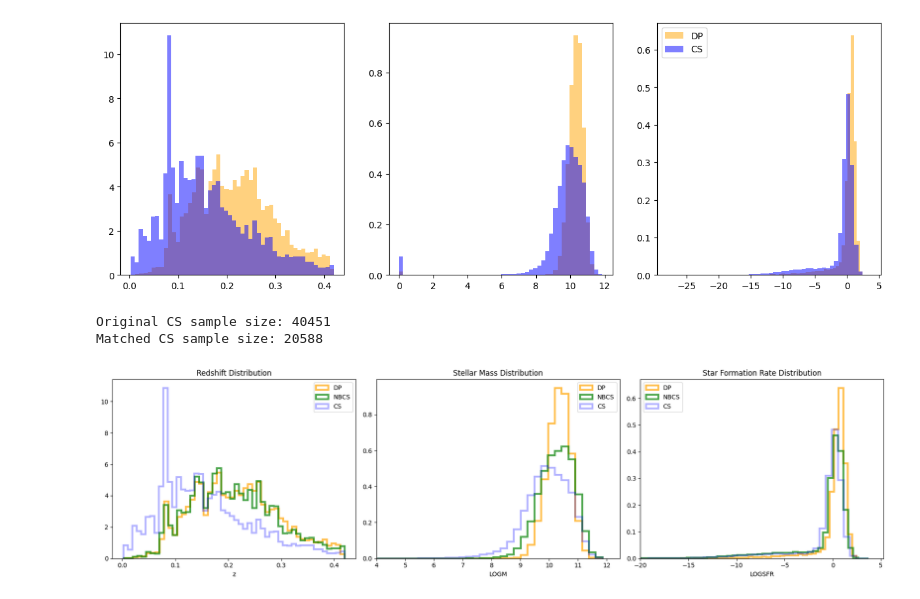
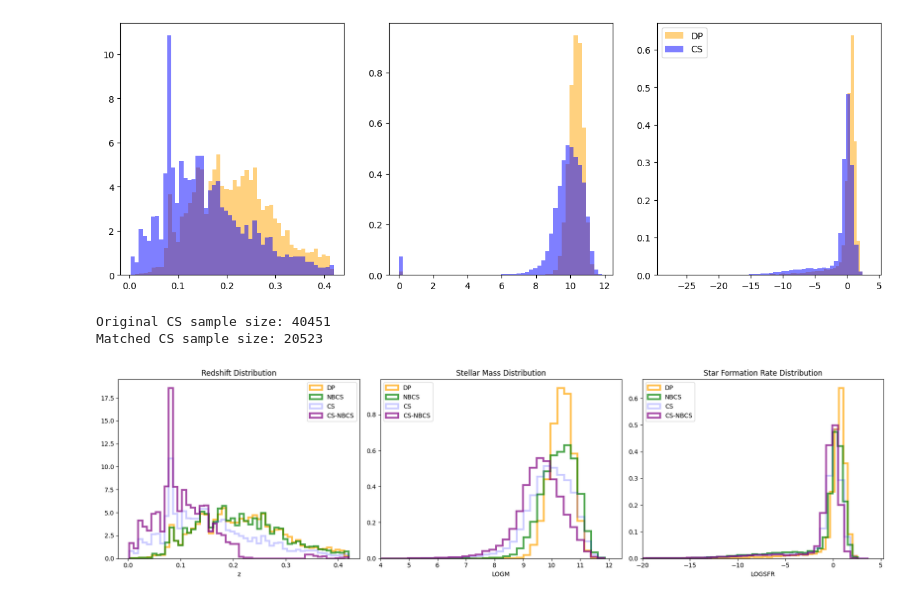
Before and after one commit to hyp0515/searching_inflow, a Jupyter notebook: no_biased_samples.ipynb, the cells around one changed output. Drawn from its saved outputs; the diff is of its cells as text; code cells hidden in the pictures.

```diff
--- a/no_biased_samples.ipynb
+++ b/no_biased_samples.ipynb
@@ -23,6 +23,10 @@ print(len(single_sample_ids))
 61905
 21454
 40451
+# %%
+with open('cs_samples_ids.txt', "w+") as f:
+    for tid in single_sample_ids:
+        f.write(f"{tid}\n")
 # %%
 DP_SPECTRA = Spectrum(spectra_data, color_data, cigale_data, fastspecfit, load_targetID=double_sample_ids)
 CS_SPECTRA = Spectrum(spectra_data, color_data, cigale_data, fastspecfit, load_targetID=single_sample_ids)
@@ -71,48 +75,51 @@ p = sampling_ratio[z_bin_indices]
 # Decide which galaxies to keep based on the calculated probability
 keep_mask = np.random.rand(len(CS_SPECTRA.df)) < p
 matched_cs_indices = CS_SPECTRA.df.index[keep_mask]
-
+unmatched_cs_indices = CS_SPECTRA.df.index[~keep_mask]
 # Create a new DataFrame for the matched control sample
 matched_cs_df = CS_SPECTRA.df.loc[matched_cs_indices]
-
+unmatched_cs_df = CS_SPECTRA.df.loc[unmatched_cs_indices]
 print(f"Original CS sample size: {len(CS_SPECTRA.df)}")
 print(f"Matched CS sample size: {len(matched_cs_df)}")
 
 # Plot the distributions to verify the matching
 fig, axes = plt.subplots(1, 3, figsize=(18, 5), sharey=False)
 
 # Plot z distribution
 axes[0].hist(DP_SPECTRA.df['z'], bins=50, alpha=0.7, label='DP', density=True, color='orange', histtype='step', linewidth=3)
 axes[0].hist(matched_cs_df['z'], bins=50, alpha=0.7, label='NBCS', density=True, color='green', histtype='step', linewidth=3)
-axes[0].hist(CS_SPECTRA.df['z'], bins=50, alpha=0.3, label='CS', density=True, color='blue', histtype='step', linewidth=3)
+axes[0].hist(CS_SPECTRA.df['z'], bins=50, alpha=0.2, label='CS', density=True, color='blue', histtype='step', linewidth=3)
+axes[0].hist(unmatched_cs_df['z'], bins=50, alpha=0.7, label='CS-NBCS', density=True, color='purple', histtype='step', linewidth=3)
 axes[0].set_title('Redshift Distribution')
 axes[0].set_xlabel('z')
 axes[0].legend()
 
 # Plot LOGM distribution
 axes[1].hist(DP_SPECTRA.df['LOGM'], bins=50, alpha=0.7, label='DP', density=True, color='orange', histtype='step', linewidth=3)
 axes[1].hist(matched_cs_df['LOGM'], bins=50, alpha=0.7, label='NBCS', density=True, color='green', histtype='step', linewidth=3)
-axes[1].hist(CS_SPECTRA.df['LOGM'], bins=50, alpha=0.3, label='CS', density=True, color='blue', histtype='step', linewidth=3)
+axes[1].hist(CS_SPECTRA.df['LOGM'], bins=50, alpha=0.2, label='CS', density=True, color='blue', histtype='step', linewidth=3)
+axes[1].hist(unmatched_cs_df['LOGM'], bins=50, alpha=0.7, label='CS-NBCS', density=True, color='purple', histtype='step', linewidth=3)
 axes[1].set_title('Stellar Mass Distribution')
 axes[1].set_xlabel('LOGM')
 axes[1].set_xlim(left=4)
 axes[1].legend()
 
 axes[2].hist(DP_SPECTRA.df['LOGSFR'], bins=50, alpha=0.7, label='DP', density=True, color='orange', histtype='step', linewidth=3)
 axes[2].hist(matched_cs_df['LOGSFR'], bins=50, alpha=0.7, label='NBCS', density=True, color='green', histtype='step', linewidth=3)
-axes[2].hist(CS_SPECTRA.df['LOGSFR'], bins=50, alpha=0.3, label='CS', density=True, color='blue', histtype='step', linewidth=3)
+axes[2].hist(CS_SPECTRA.df['LOGSFR'], bins=50, alpha=0.2, label='CS', density=True, color='blue', histtype='step', linewidth=3)
+axes[2].hist(unmatched_cs_df['LOGSFR'], bins=50, alpha=0.7, label='CS-NBCS', density=True, color='purple', histtype='step', linewidth=3)
 axes[2].set_title('Star Formation Rate Distribution')
 axes[2].set_xlabel('LOGSFR')
 axes[2].set_xlim(left=-20)
 axes[2].legend()
 
 plt.tight_layout()
 plt.savefig('./figures/Jan7/dp_nbcs_cs_comparison.png')
 plt.show()
 # %% [output]
 Original CS sample size: 40451
-Matched CS sample size: 20588
+Matched CS sample size: 20523
-[figure, old version]
+[figure, new version]
 # %%
 with open("nbcs_samples_ids.txt", "w+") as f:
     for tid in matched_cs_df['TARGETID'].to_list():
```
Also changed, not shown: 3 other files.
